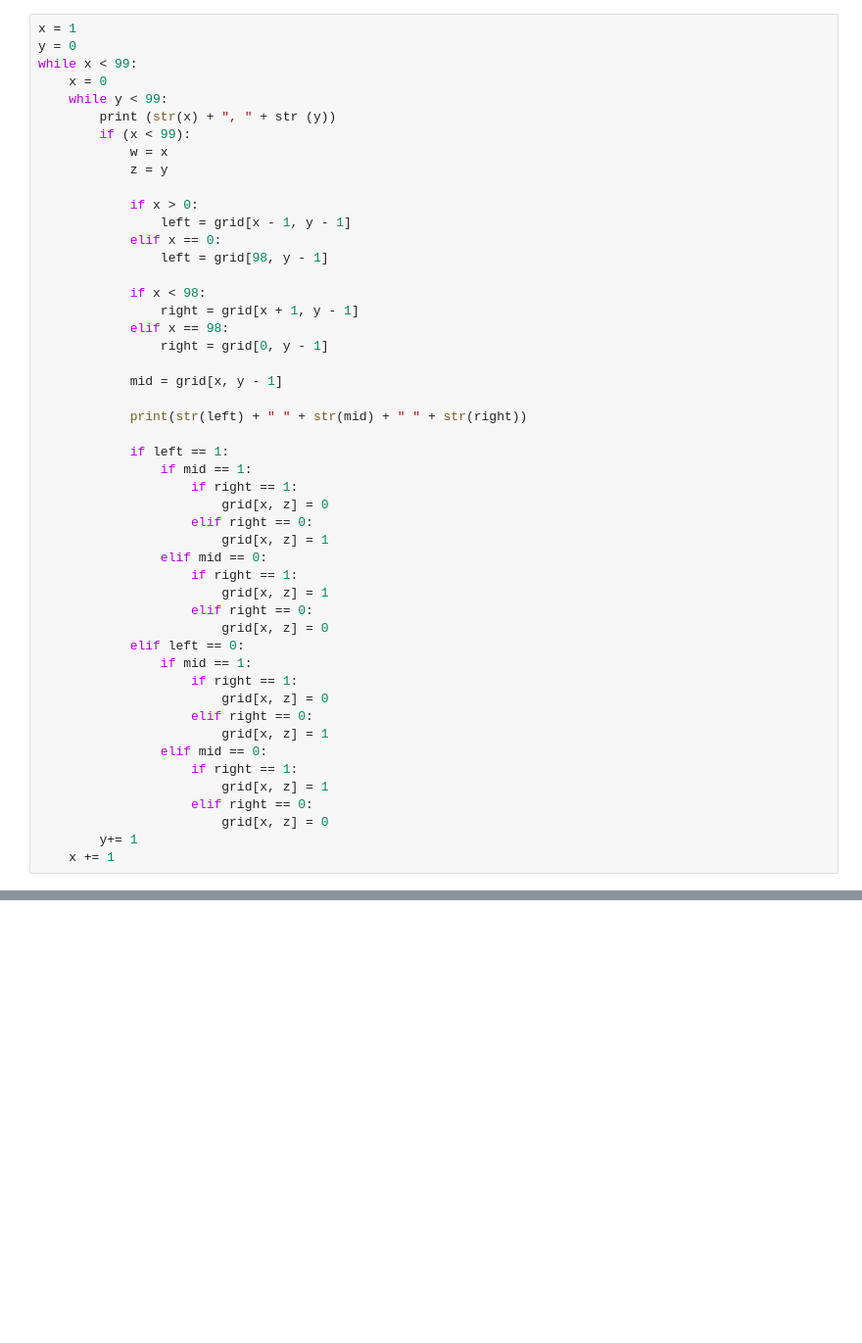
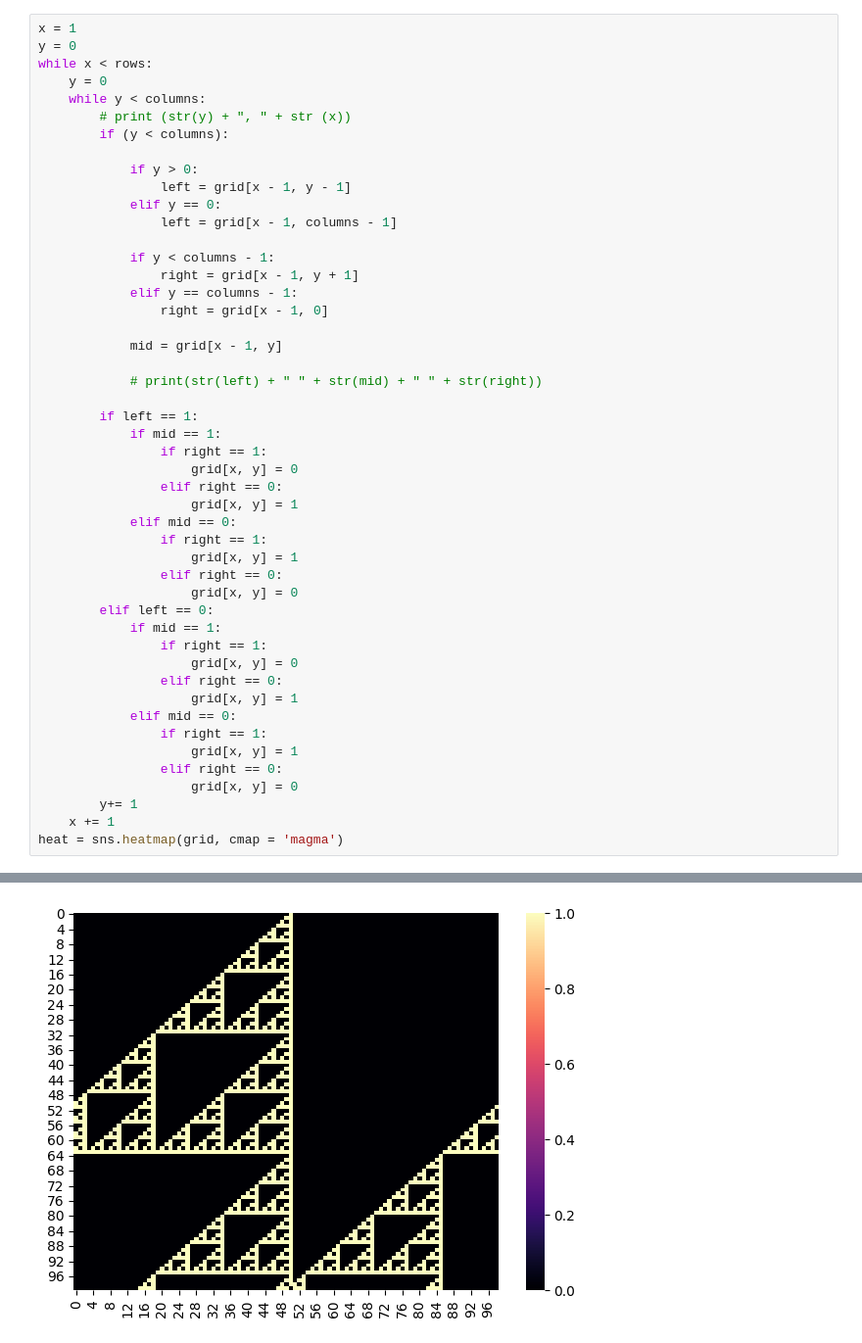
Before and after one commit to Gammss/Rule-102, a Jupyter notebook: rule 102.ipynb, the cells around one changed output, grey strips where cells are left out. Shown: that part at 98% size. Cells and saved outputs as stored; diff of their text form; blank space fills up the shorter version.

```diff
--- a/rule 102.ipynb
+++ b/rule 102.ipynb
@@ -33,50 +35,49 @@ print(grid[])
 # %%
 x = 1
 y = 0
-while x < 99:
-    x = 0
-    while y < 99:
-        print (str(x) + ", " + str (y))
-        if (x < 99):
-            w = x
-            z = y
+while x < rows:
+    y = 0
+    while y < columns:
+        # print (str(y) + ", " + str (x))
+        if (y < columns):
 
-            if x > 0:
+            if y > 0:
                 left = grid[x - 1, y - 1]
-            elif x == 0:
-                left = grid[98, y - 1]
+            elif y == 0:
+                left = grid[x - 1, columns - 1]
 
-            if x < 98:
-                right = grid[x + 1, y - 1]
-            elif x == 98:
-                right = grid[0, y - 1]
+            if y < columns - 1:
+                right = grid[x - 1, y + 1]
+            elif y == columns - 1:
+                right = grid[x - 1, 0]
 
-            mid = grid[x, y - 1]
+            mid = grid[x - 1, y]
 
-            print(str(left) + " " + str(mid) + " " + str(right))
+            # print(str(left) + " " + str(mid) + " " + str(right))
 
-            if left == 1:
-                if mid == 1:
-                    if right == 1:
-                        grid[x, z] = 0
-                    elif right == 0:
-                        grid[x, z] = 1
-                elif mid == 0:
-                    if right == 1:
-                        grid[x, z] = 1
-                    elif right == 0:
-                        grid[x, z] = 0
-            elif left == 0:
-                if mid == 1:
-                    if right == 1:
-                        grid[x, z] = 0
-                    elif right == 0:
-                        grid[x, z] = 1
-                elif mid == 0:
-                    if right == 1:
-                        grid[x, z] = 1
-                    elif right == 0:
-                        grid[x, z] = 0
+        if left == 1:
+            if mid == 1:
+                if right == 1:
+                    grid[x, y] = 0
+                elif right == 0:
+                    grid[x, y] = 1
+            elif mid == 0:
+                if right == 1:
+                    grid[x, y] = 1
+                elif right == 0:
+                    grid[x, y] = 0
+        elif left == 0:
+            if mid == 1:
+                if right == 1:
+                    grid[x, y] = 0
+                elif right == 0:
+                    grid[x, y] = 1
+            elif mid == 0:
+                if right == 1:
+                    grid[x, y] = 1
+                elif right == 0:
+                    grid[x, y] = 0
         y+= 1
     x += 1
+heat = sns.heatmap(grid, cmap = 'magma')
 # %% [output]
@@ -100,0 +84 @@ KeyboardInterrupt:
+[figure, added]
```
Also changed, not shown: parts of 4 cells of this notebook.
